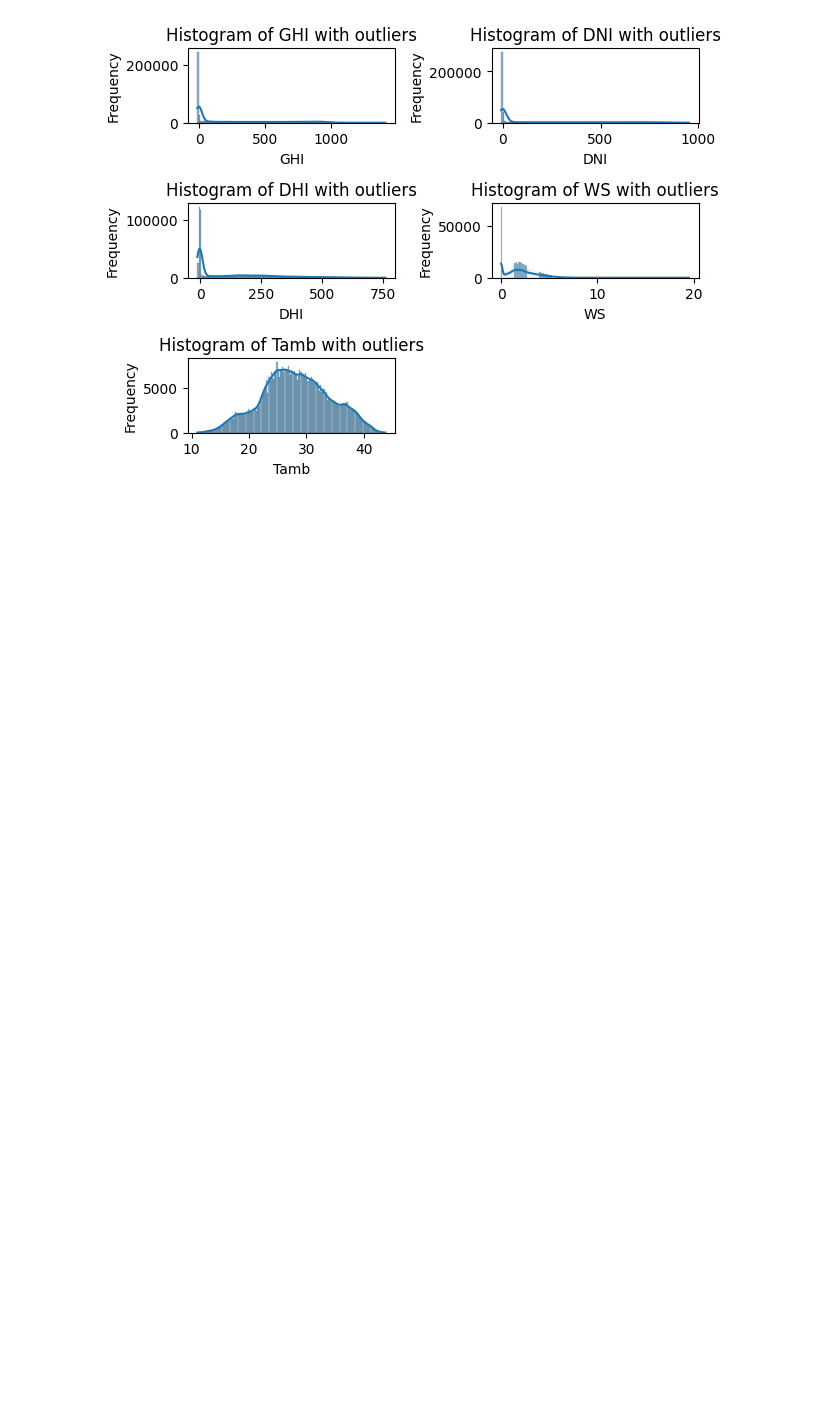
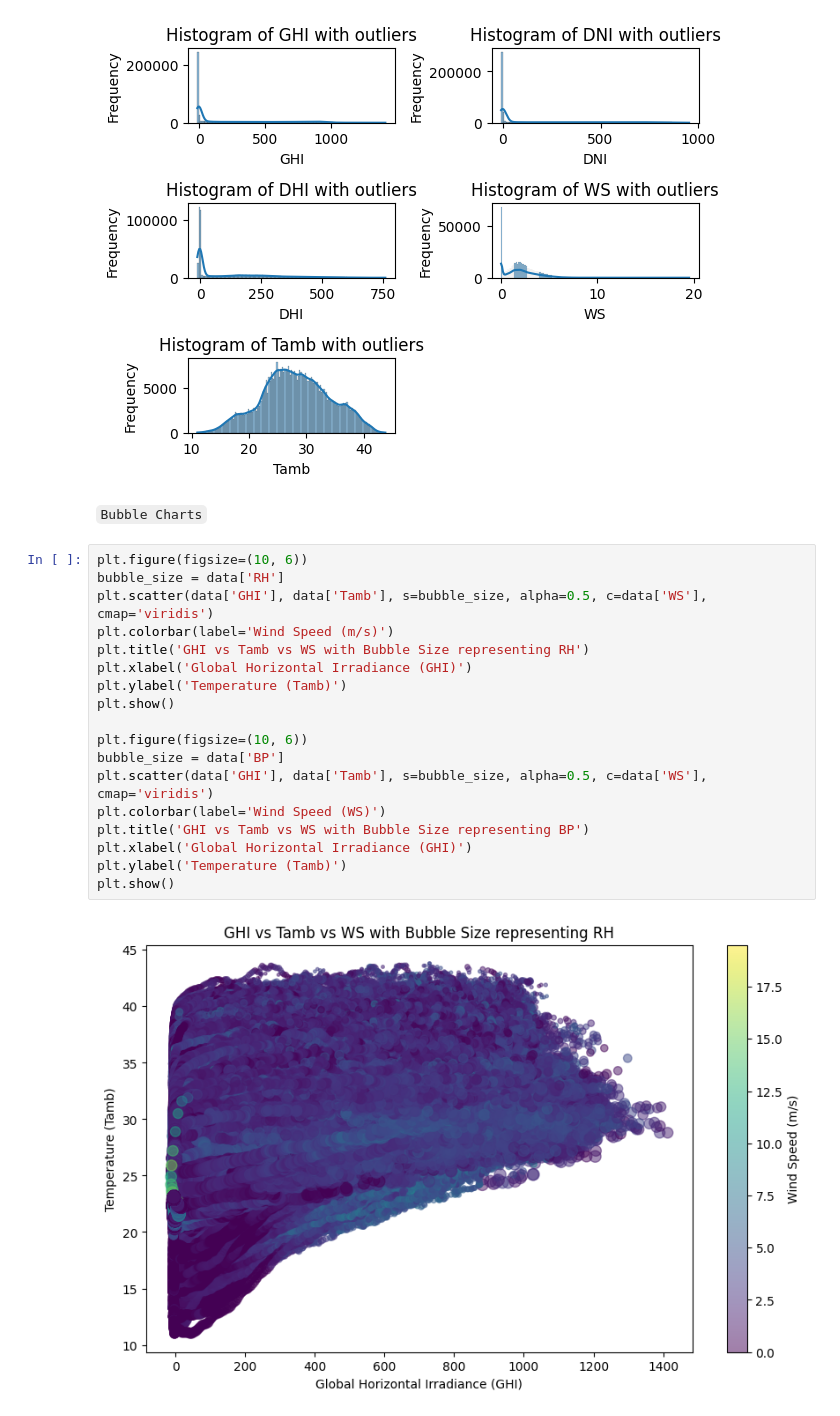
Before and after one commit to teddyhabtamu/Kifiya-AIM, a Jupyter notebook: notebooks/EDA_for_benin_malanville.ipynb, the cells around one changed output. Saved outputs shown, nothing was run; the diff lists cells and outputs as text; blank space fills up the shorter version.

Commit message:
Create Bubble chart to see the relationship b/n different column

```diff
--- a/notebooks/EDA_for_benin_malanville.ipynb
+++ b/notebooks/EDA_for_benin_malanville.ipynb
@@ -287,3 +287,25 @@ Name: WS, Length: 3109, dtype: float64
 Outliers in Tamb:
   Series([], Name: Tamb, dtype: float64)
 [figure]
+# %% [markdown]
+`Bubble Charts`
+# %%
+plt.figure(figsize=(10, 6))
+bubble_size = data['RH']
+plt.scatter(data['GHI'], data['Tamb'], s=bubble_size, alpha=0.5, c=data['WS'], cmap='viridis')
+plt.colorbar(label='Wind Speed (m/s)')
+plt.title('GHI vs Tamb vs WS with Bubble Size representing RH')
+plt.xlabel('Global Horizontal Irradiance (GHI)')
+plt.ylabel('Temperature (Tamb)')
+plt.show()
+
+plt.figure(figsize=(10, 6))
+bubble_size = data['BP']
+plt.scatter(data['GHI'], data['Tamb'], s=bubble_size, alpha=0.5, c=data['WS'], cmap='viridis')
+plt.colorbar(label='Wind Speed (WS)')
+plt.title('GHI vs Tamb vs WS with Bubble Size representing BP')
+plt.xlabel('Global Horizontal Irradiance (GHI)')
+plt.ylabel('Temperature (Tamb)')
+plt.show()
+# %% [output]
+[figure, added]
```
Also changed, not shown: parts of 1 cell of this notebook.
